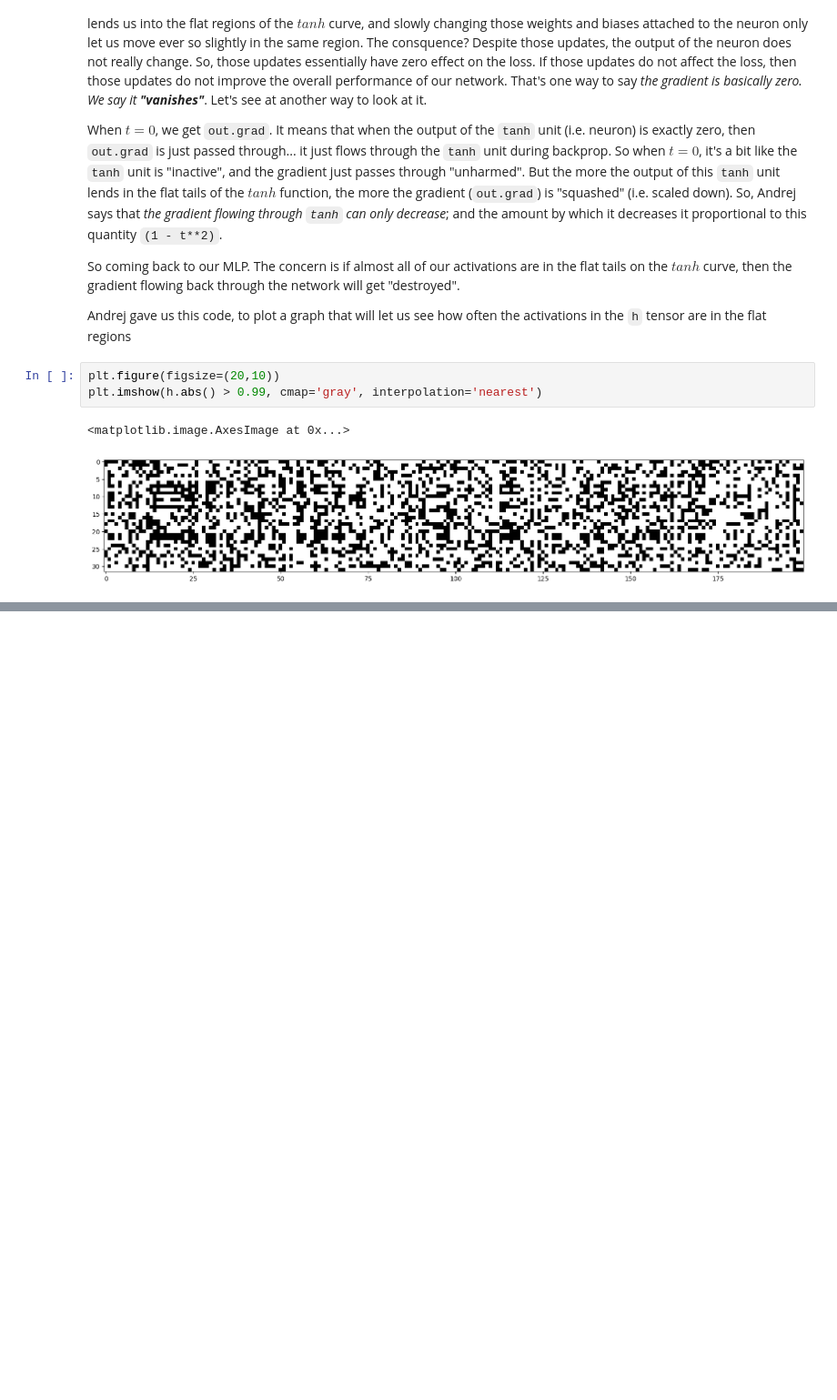
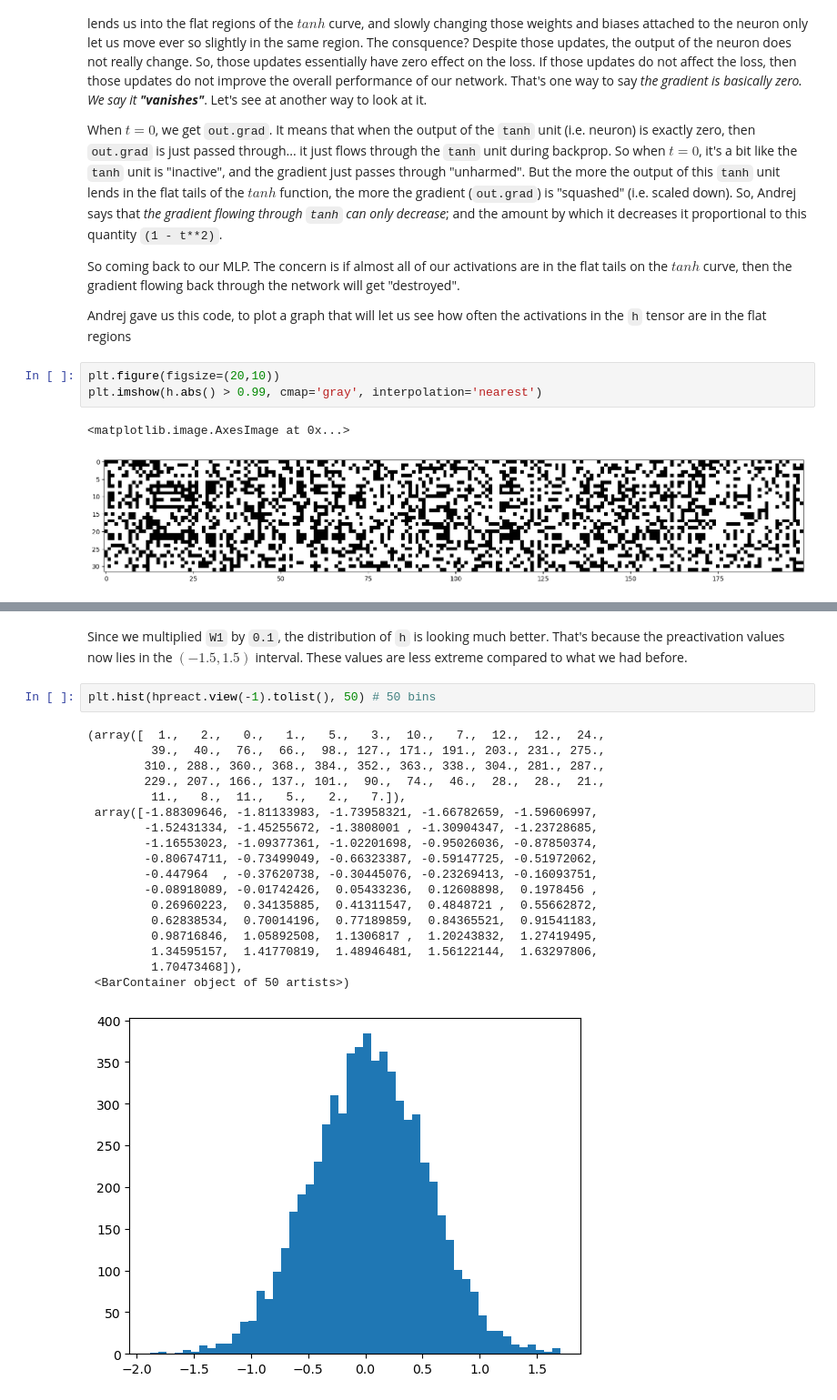
Before and after one commit to kassi-bertrand/machine-learning-notes, a Jupyter notebook: 08-Building Makemore/part-3.ipynb, the cells around one changed output, grey strips where cells are left out. Shown at 91% size. Saved outputs shown, nothing was run; the diff lists cells and outputs as text; blank space fills up the shorter version.

```diff
--- a/08-Building Makemore/part-3.ipynb
+++ b/08-Building Makemore/part-3.ipynb
@@ -504,0 +566,23 @@ for p in parameters:
+# %% [markdown]
+Since we multiplied `W1` by `0.1`, the distribution of `h` is looking much better. That's because the preactivation values now lies in the $(-1.5, 1.5)$ interval. These values are less extreme compared to what we had before.
+# %%
+plt.hist(hpreact.view(-1).tolist(), 50) # 50 bins
+# %% [output]
+(array([  1.,   2.,   0.,   1.,   5.,   3.,  10.,   7.,  12.,  12.,  24.,
+         39.,  40.,  76.,  66.,  98., 127., 171., 191., 203., 231., 275.,
+        310., 288., 360., 368., 384., 352., 363., 338., 304., 281., 287.,
+        229., 207., 166., 137., 101.,  90.,  74.,  46.,  28.,  28.,  21.,
+         11.,   8.,  11.,   5.,   2.,   7.]),
+ array([-1.88309646, -1.81133983, -1.73958321, -1.66782659, -1.59606997,
+        -1.52431334, -1.45255672, -1.3808001 , -1.30904347, -1.23728685,
+        -1.16553023, -1.09377361, -1.02201698, -0.95026036, -0.87850374,
+        -0.80674711, -0.73499049, -0.66323387, -0.59147725, -0.51972062,
+        -0.447964  , -0.37620738, -0.30445076, -0.23269413, -0.16093751,
+        -0.08918089, -0.01742426,  0.05433236,  0.12608898,  0.1978456 ,
+         0.26960223,  0.34135885,  0.41311547,  0.4848721 ,  0.55662872,
+         0.62838534,  0.70014196,  0.77189859,  0.84365521,  0.91541183,
+         0.98716846,  1.05892508,  1.1306817 ,  1.20243832,  1.27419495,
+         1.34595157,  1.41770819,  1.48946481,  1.56122144,  1.63297806,
+         1.70473468]),
+ <BarContainer object of 50 artists>)
+[figure, added]
```
Also changed, not shown: parts of 13 cells of this notebook.
